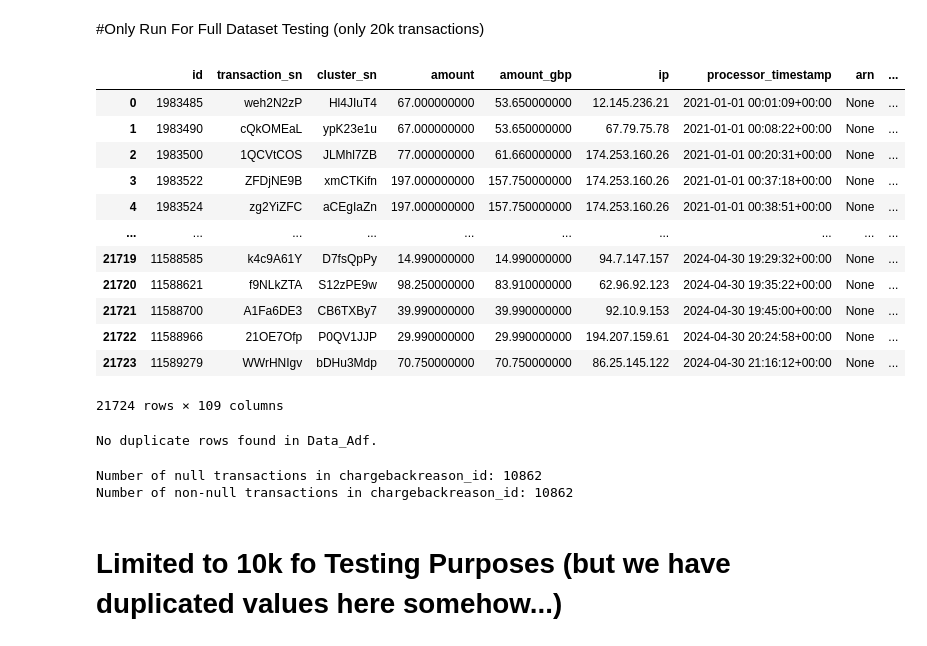
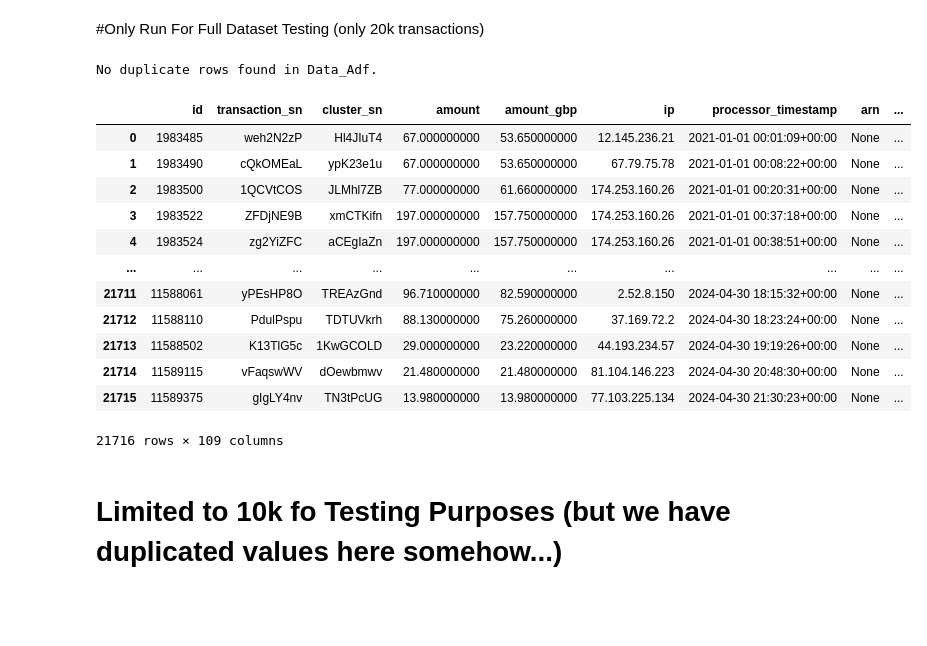
Before and after one commit to ViktorKitanov/CAS_ADS_2023_24, a Jupyter notebook: Fraud_Detection_ML_(CAS_ADS).ipynb, the cells around one changed output. Saved outputs shown, nothing was run; the diff lists cells and outputs as text; code cells hidden in the pictures; blank space fills up the shorter version.

```diff
--- a/Fraud_Detection_ML_(CAS_ADS).ipynb
+++ b/Fraud_Detection_ML_(CAS_ADS).ipynb
@@ -70,63 +71,61 @@ df = Query_Results.to_dataframe()
 # %%
 # Reseting the Data Frame
 Data_Adf = pd.DataFrame()
 
 # Select subset with non-null & null values
+# Removing duplicate rows based on the 'id' column
 ones_subset = df.loc[df["Chargebackreason_id"].notnull()]
+ones_subset_cleaned = ones_subset.drop_duplicates(subset=['id'])
 zeros_subset = df.loc[df["Chargebackreason_id"].isnull()]
 
+# Merging on the 'id' column to find common ids & creating a list
+common_ids = ones_subset_cleaned.merge(zeros_subset, on='id', how='inner')
+common_id_list = common_ids['id'].tolist()
+
+# Excluding the common 'id' values from the 'zeros_subset'
+zeros_subset_filtered = zeros_subset[~zeros_subset['id'].isin(common_id_list)]
+
 # Count the number of non-null values & Sample null values to match the number of non-null values
-number_of_ones = len(ones_subset)
-sampled_zeros = zeros_subset.sample(number_of_ones)
+number_of_ones = len(ones_subset_cleaned)
+sampled_zeros = zeros_subset_filtered.sample(number_of_ones, random_state=42)
 
 # Concatenate the sampled null values with the non-null values
-balanced_df = pd.concat([ones_subset, sampled_zeros], ignore_index=True)
+balanced_df = pd.concat([ones_subset_cleaned, sampled_zeros], ignore_index=True)
 
 # Order the DataFrame by timestamp & reset index
 balanced_df = balanced_df.sort_values(by='timestamp')
 balanced_df.reset_index(drop=True, inplace=True)
 
 #Copy Dataset & account for Null Values
 Data_Adf = balanced_df.copy()
 Data_Adf.replace('<NA>', np.nan, inplace=True)
 
+# Check for duplicate rows in Data_Adf
+duplicate_rows = Data_Adf[Data_Adf.duplicated(subset=['id'])]
+
+# Print the duplicate rows, if any
+if not duplicate_rows.empty:
+    print("Duplicate rows in Data_Adf:")
+    print(duplicate_rows)
+else:
+    print("No duplicate rows found in Data_Adf.")
+
 Data_Adf
 # %% [output]
+No duplicate rows found in Data_Adf.
 |  | id | transaction_sn | cluster_sn | amount | amount_gbp | ip | processor_timestamp | arn | ... |
 | 0 | 1983485 | weh2N2zP | Hl4JIuT4 | 67.000000000 | 53.650000000 | 12.145.236.21 | 2021-01-01 00:01:09+00:00 | None | ... |
 | 1 | 1983490 | cQkOMEaL | ypK23e1u | 67.000000000 | 53.650000000 | 67.79.75.78 | 2021-01-01 00:08:22+00:00 | None | ... |
 | 2 | 1983500 | 1QCVtCOS | JLMhl7ZB | 77.000000000 | 61.660000000 | 174.253.160.26 | 2021-01-01 00:20:31+00:00 | None | ... |
 | 3 | 1983522 | ZFDjNE9B | xmCTKifn | 197.000000000 | 157.750000000 | 174.253.160.26 | 2021-01-01 00:37:18+00:00 | None | ... |
 | 4 | 1983524 | zg2YiZFC | aCEgIaZn | 197.000000000 | 157.750000000 | 174.253.160.26 | 2021-01-01 00:38:51+00:00 | None | ... |
 | ... | ... | ... | ... | ... | ... | ... | ... | ... | ... |
-| 21719 | 11588585 | k4c9A61Y | D7fsQpPy | 14.990000000 | 14.990000000 | 94.7.147.157 | 2024-04-30 19:29:32+00:00 | None | ... |
-| 21720 | 11588621 | f9NLkZTA | S12zPE9w | 98.250000000 | 83.910000000 | 62.96.92.123 | 2024-04-30 19:35:22+00:00 | None | ... |
-| 21721 | 11588700 | A1Fa6DE3 | CB6TXBy7 | 39.990000000 | 39.990000000 | 92.10.9.153 | 2024-04-30 19:45:00+00:00 | None | ... |
-| 21722 | 11588966 | 21OE7Ofp | P0QV1JJP | 29.990000000 | 29.990000000 | 194.207.159.61 | 2024-04-30 20:24:58+00:00 | None | ... |
-| 21723 | 11589279 | WWrHNIgv | bDHu3Mdp | 70.750000000 | 70.750000000 | 86.25.145.122 | 2024-04-30 21:16:12+00:00 | None | ... |
+| 21711 | 11588061 | yPEsHP8O | TREAzGnd | 96.710000000 | 82.590000000 | 2.52.8.150 | 2024-04-30 18:15:32+00:00 | None | ... |
+| 21712 | 11588110 | PdulPspu | TDTUVkrh | 88.130000000 | 75.260000000 | 37.169.72.2 | 2024-04-30 18:23:24+00:00 | None | ... |
+| 21713 | 11588502 | K13TlG5c | 1KwGCOLD | 29.000000000 | 23.220000000 | 44.193.234.57 | 2024-04-30 19:19:26+00:00 | None | ... |
+| 21714 | 11589115 | vFaqswWV | dOewbmwv | 21.480000000 | 21.480000000 | 81.104.146.223 | 2024-04-30 20:48:30+00:00 | None | ... |
+| 21715 | 11589375 | gIgLY4nv | TN3tPcUG | 13.980000000 | 13.980000000 | 77.103.225.134 | 2024-04-30 21:30:23+00:00 | None | ... |
-21724 rows × 109 columns
+21716 rows × 109 columns
-# %%
-# Check for duplicate rows in Data_Adf
-duplicate_rows = Data_Adf[Data_Adf.duplicated()]
-
-# Print the duplicate rows, if any
-if not duplicate_rows.empty:
-    print("Duplicate rows in Data_Adf:")
-    print(duplicate_rows)
-else:
-    print("No duplicate rows found in Data_Adf.")
-# %% [output]
-No duplicate rows found in Data_Adf.
-# %%
-# Checking which dataset is used (full or reduced)
-null_count = Data_Adf['Chargebackreason_id'].isnull().sum()
-not_null_count = Data_Adf['Chargebackreason_id'].notnull().sum()
-
-print("Number of null transactions in chargebackreason_id:", null_count)
-print("Number of non-null transactions in chargebackreason_id:", not_null_count)
-# %% [output]
-Number of null transactions in chargebackreason_id: 10862
-Number of non-null transactions in chargebackreason_id: 10862
 # %% [markdown]
 # Limited to 10k fo Testing Purposes (but we have duplicated values here somehow...)
 # %%
```
Also changed, not shown: parts of 24 cells of this notebook.
